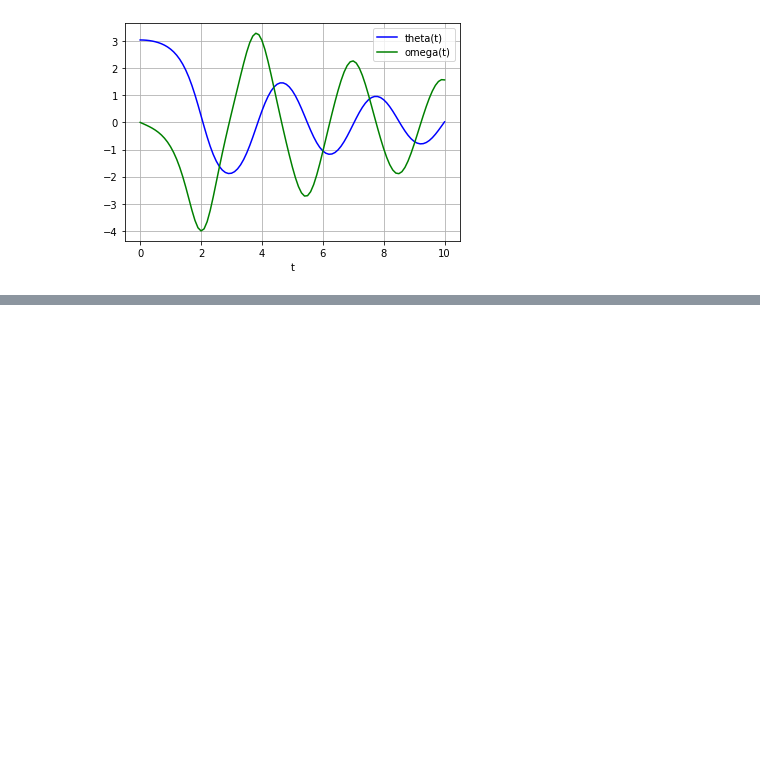
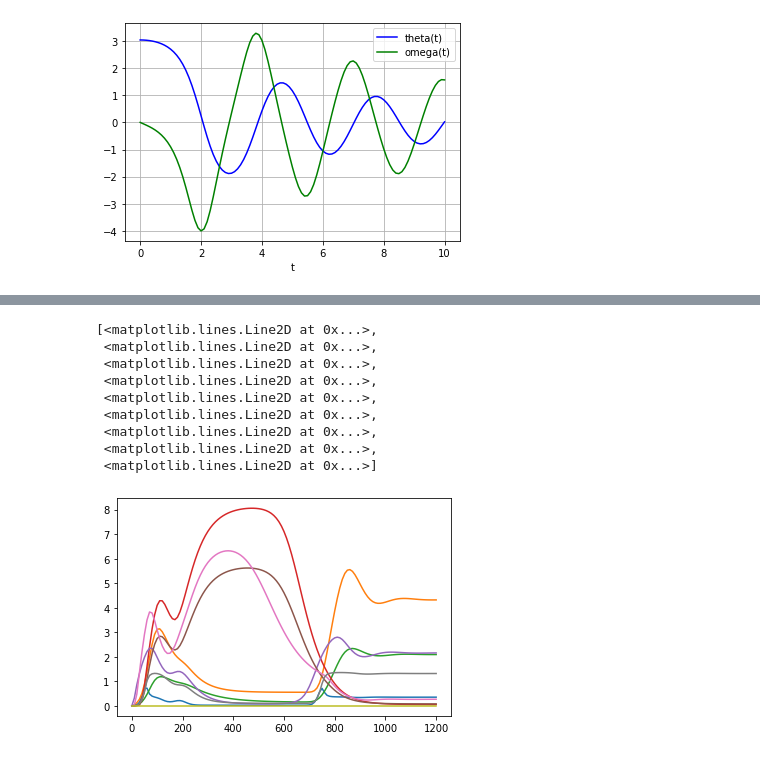
Before and after one commit to ModelEngineering/advancing-biomedical-models, a Jupyter notebook: lectures/lecture_17/Numerical Integration.ipynb, the cells around one changed output, grey strips where cells are left out. Drawn from its saved outputs; the diff is of its cells as text; code cells hidden in the pictures; blank space fills up the shorter version.

Commit message:
Towards developing GeneAnalyzer

```diff
--- a/lectures/lecture_17/Numerical Integration.ipynb
+++ b/lectures/lecture_17/Numerical Integration.ipynb
@@ -29,0 +38,3 @@ plt.show()
+# %%
+df_mrna = mf.cleanColumns(pd.read_csv("wild.csv"))
+df_mrna.head()
@@ -29,0 +70,24 @@ plt.show()
+# %%
+ngene = 7
+# %%
+def calcKinetics(y, time):
+    """
+    y[0] = mRNA, y[1],...,y[8] = P1...P8
+    # outer scoped: , ngene, df_mrna, kinetics_mrna, kinetics_protein, namespace
+    """
+    # Adjust time
+    time = 10*round(time/10)
+    # Update the namespae
+    for idx in range(1, 8):
+        protein = "P%d" % idx
+        namespace[protein] = y[idx]
+        col = "mRNA%d" % idx
+        namespace[col] = df_mrna.loc[time, col]
+    mRNA = "mRNA%d" % ngene
+    namespace[mRNA] = y[0]
+    # Calculate the drivatives
+    dydt = [eval(kinetics_mrna, namespace)]
+    for idx in range(1, 9):
+        statement = kinetics_protein % (idx, idx, idx, idx)
+        dydt.append(eval(statement, namespace))
+    return dydt
@@ -29,0 +106,18 @@ plt.show()
+# %%
+# Do the integration
+y0 = np.repeat(0, gn.NUM_GENE + 1)
+t = np.array(df_mrna.index.tolist())
+sol = odeint(calcKinetics, y0, t)
+# %%
+plt.plot(t, sol)
+# %% [output]
+[<matplotlib.lines.Line2D at 0x...>,
+ <matplotlib.lines.Line2D at 0x...>,
+ <matplotlib.lines.Line2D at 0x...>,
+ <matplotlib.lines.Line2D at 0x...>,
+ <matplotlib.lines.Line2D at 0x...>,
+ <matplotlib.lines.Line2D at 0x...>,
+ <matplotlib.lines.Line2D at 0x...>,
+ <matplotlib.lines.Line2D at 0x...>,
+ <matplotlib.lines.Line2D at 0x...>]
+[figure, added]
```
Also changed, not shown: parts of 12 cells of this notebook, 2 other files.
